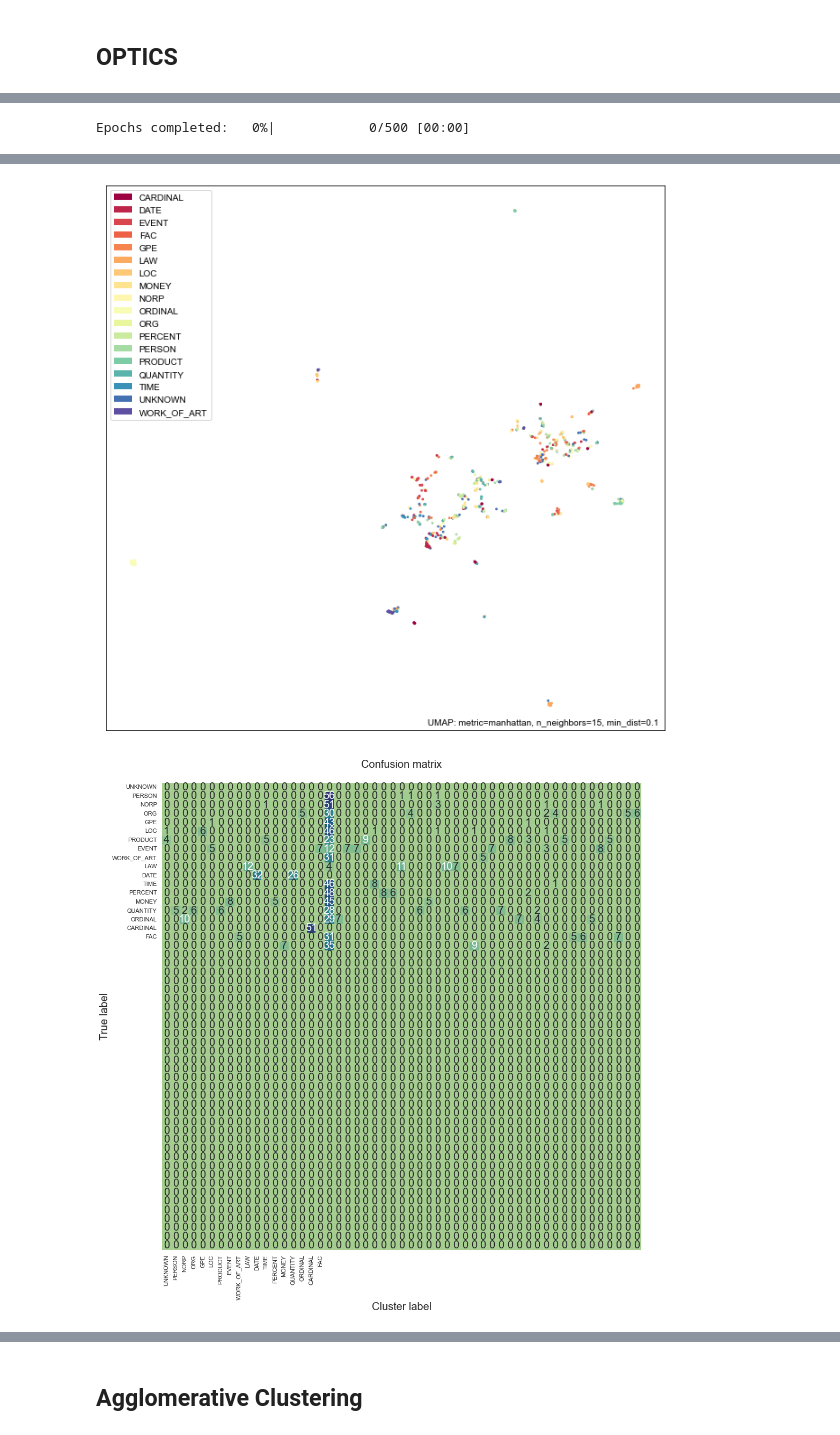
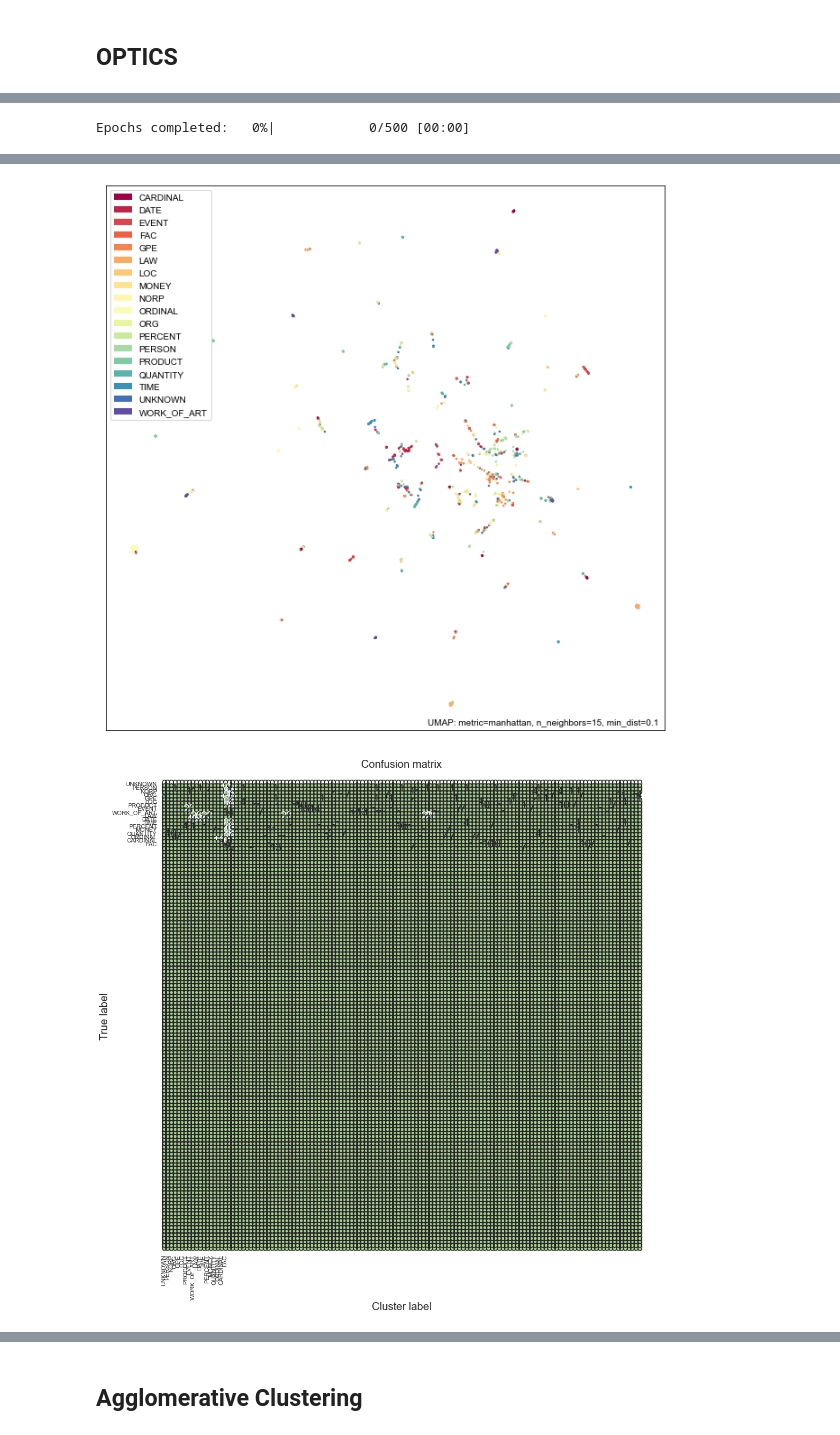
Before and after one commit to wgilpin/auto-ontology, a Jupyter notebook: src/joint_model_trg.ipynb, the cells around one changed output, grey strips where cells are left out. Drawn from its saved outputs; the diff is of its cells as text; code cells hidden in the pictures.

```diff
--- a/src/joint_model_trg.ipynb
+++ b/src/joint_model_trg.ipynb
@@ -67,6 +67,7 @@ def cluster_acc(y_true, y_pred, y_pred_cluster):
     print(f"Cluster Loss {c_loss} on {y_pred_cluster.size} clusters")
     return c_loss
 # %%
+from tabnanny import verbose
 from sklearn.cluster import KMeans, DBSCAN, OPTICS, AgglomerativeClustering
 from sklearn import mixture
 from scipy.stats import multivariate_normal
@@ -118,11 +119,17 @@ def do_clustering(
         y_pred = dbscan.fit_predict(z_state)
         centers = np.zeros((len(np.unique(y_pred))))
     elif clustering == 'OPTICS':
-        optics = OPTICS(min_samples=dbscan_min_samples)
+        optics = OPTICS(
+            min_samples=dbscan_min_samples,
+            min_cluster_size=5,
+            metric='manhattan')
         y_pred = optics.fit_predict(z_state)
         centers = np.zeros((len(np.unique(y_pred))))
     elif clustering=="agg":
-        agg = AgglomerativeClustering(n_clusters=n_clusters, affinity='manhattan', linkage='average')
+        agg = AgglomerativeClustering(
+            n_clusters=n_clusters,
+            affinity='manhattan',
+            linkage='average')
         y_pred = agg.fit_predict(z_state)
         centers = None
     else:
@@ -940,20 +1055,19 @@ dc.evaluate_model(sample_size=5000)
 # %% [markdown]
 ## OPTICS
 # %%
-tf.get_logger().setLevel('ERROR')
+#%%time
 
 dc = None
 dc = DeepLatentCluster(
-    'test-latent-10k-OPTICS',
+    'test-latent-all-OPTICS',
     {
-        'train_size':10000,
+        'train_size':0,
         'reconstr_weight':1.0,
         'latent_weight':1e-5,
         "cluster": "OPTICS"
     })
-# dc.make_model()
-# dc.train_model()
-dc.evaluate_model(sample_size=1000)
+
+dc.evaluate_model('test-latent-all', sample_size=2000)
 # %% [output]
 Autoencoder
 Latent Model
@@ -980,2 +1106,2 @@ CLUSTERS
-[figure, old version]
+[figure, new version]
-[figure, old version]
+[figure, new version]
```
Also changed, not shown: parts of 36 cells of this notebook, 1 other file.
